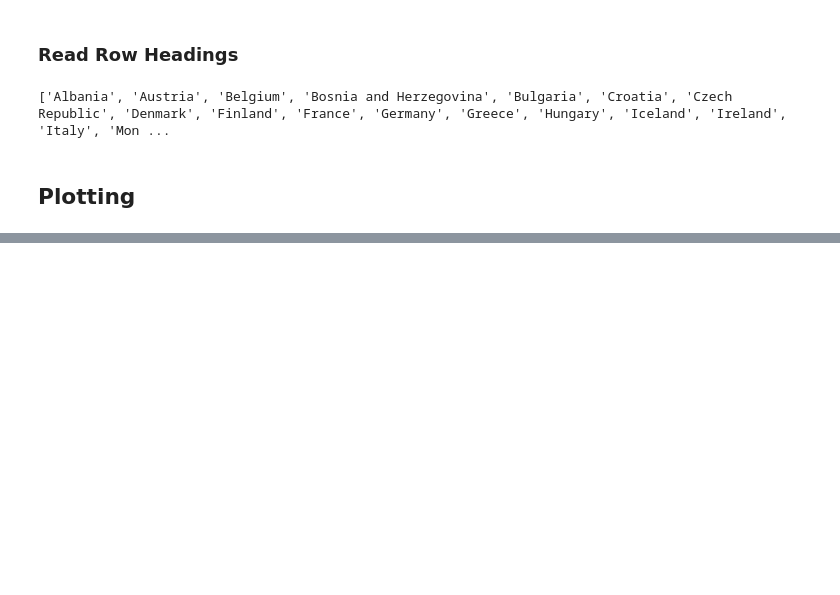
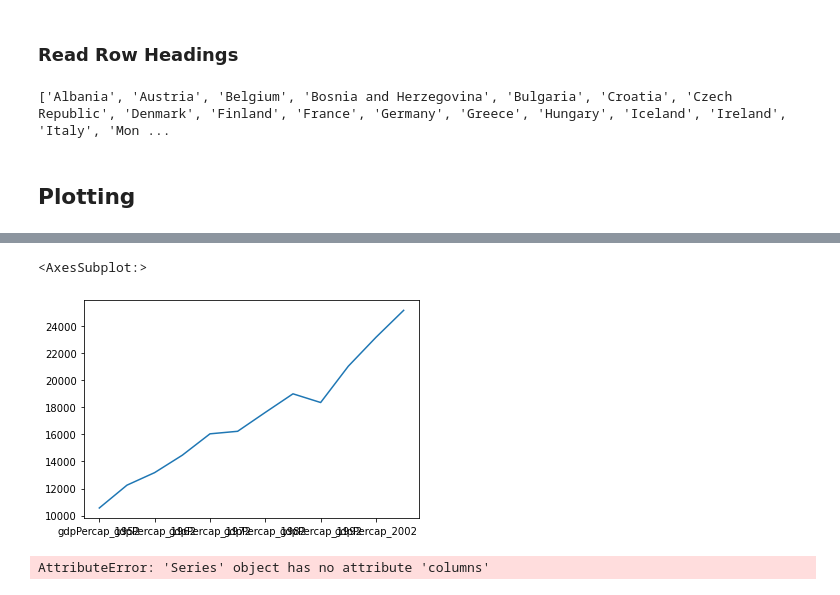
Before and after one commit to UMD-ENMA165-2025-Spring/readdata, a Jupyter notebook: readfile.ipynb, the cells around one changed output, grey strips where cells are left out. Cells and saved outputs as stored; diff of their text form; code cells hidden in the pictures; blank space fills up the shorter version.

```diff
--- a/readfile.ipynb
+++ b/readfile.ipynb
@@ -177,0 +467,13 @@ Text(0.5, 0, 'year')
+# %%
+oceania_data = pd.read_csv("data/gapminder_gdp_oceania.csv", index_col = "country")
+# %%
+locating_new_zealand = oceania_data.loc["New Zealand", "gdpPercap_1952":]
+# %%
+locating_new_zealand.plot()
+# %% [output]
+<AxesSubplot:>
+[figure, added]
+# %%
+years = locating_new_zealand.columns.str.replace()
+# %% [output]
+AttributeError: 'Series' object has no attribute 'columns'
```
Also changed, not shown: parts of 34 cells of this notebook.
